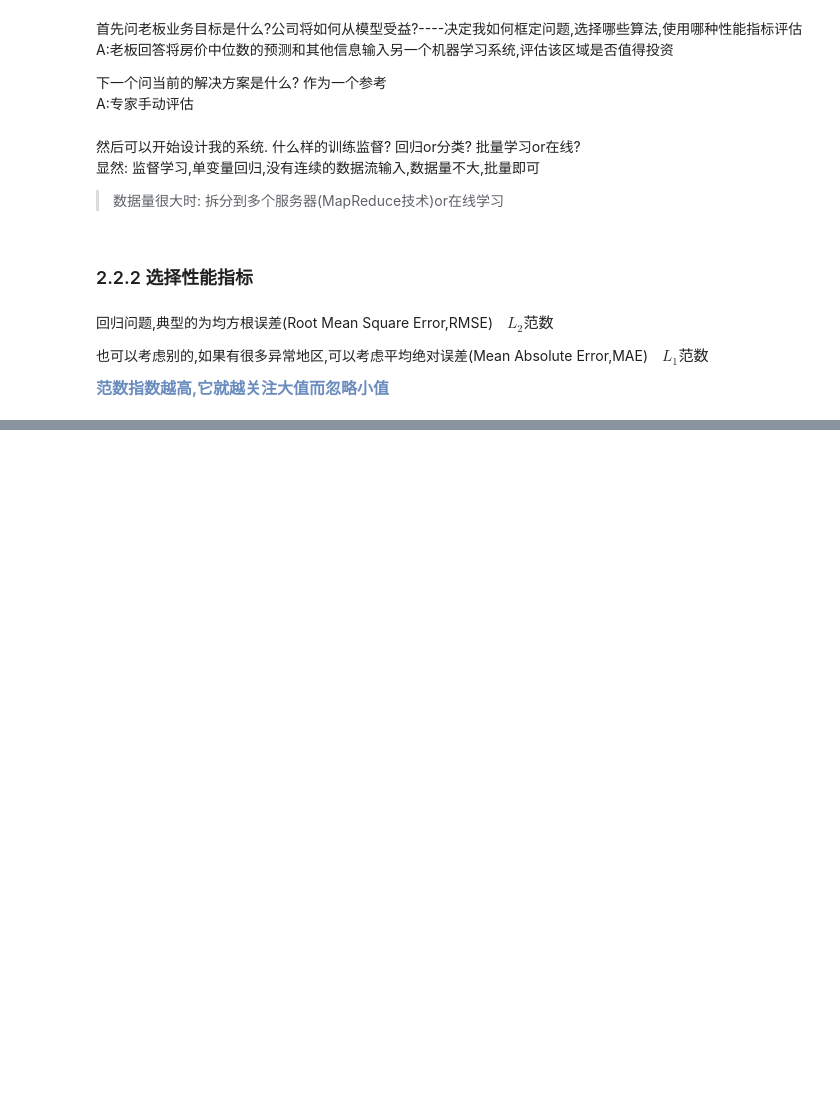
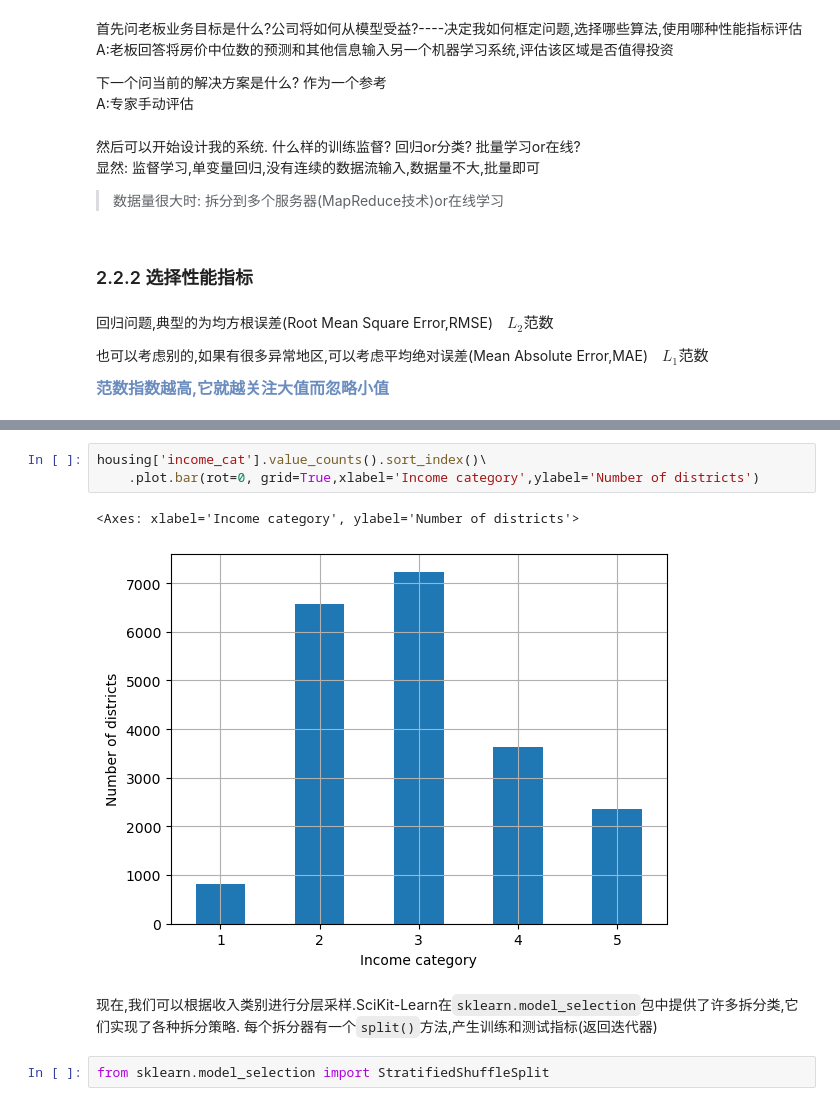
Before and after one commit to ym-ml/ML-DL_note, a Jupyter notebook: Hands-On_ML_withSklearn/Ch2.ipynb, the cells around one changed output, grey strips where cells are left out. Cells and saved outputs as stored; diff of their text form; blank space fills up the shorter version.

```diff
--- a/Hands-On_ML_withSklearn/Ch2.ipynb
+++ b/Hands-On_ML_withSklearn/Ch2.ipynb
@@ -40,0 +250,10 @@ A:专家手动评估
+# %%
+housing['income_cat'].value_counts().sort_index()\
+    .plot.bar(rot=0, grid=True,xlabel='Income category',ylabel='Number of districts')
+# %% [output]
+<Axes: xlabel='Income category', ylabel='Number of districts'>
+[figure, added]
+# %% [markdown]
+现在,我们可以根据收入类别进行分层采样.SciKit-Learn在`sklearn.model_selection`包中提供了许多拆分类,它们实现了各种拆分策略. 每个拆分器有一个`split()`方法,产生训练和测试指标(返回迭代器)
+# %%
+from sklearn.model_selection import StratifiedShuffleSplit
```
Also changed, not shown: parts of 100 cells of this notebook, 3 other files.
